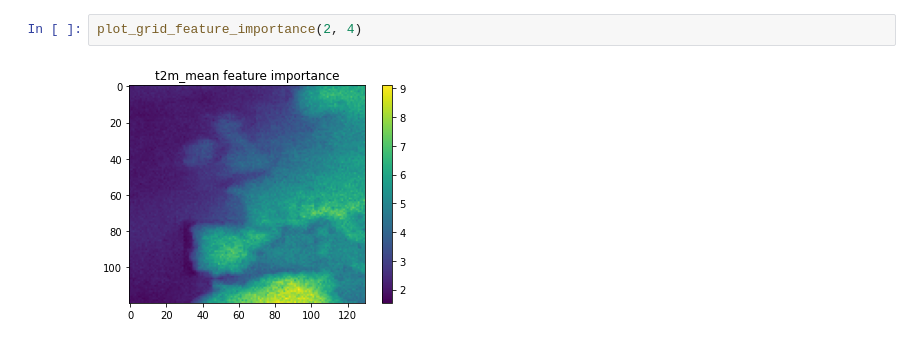
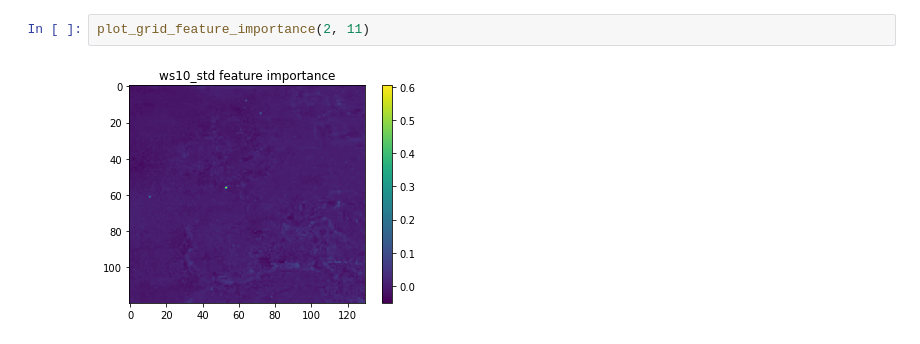
Before and after one commit to cleveryangcong/Bachelor_Thesis, a Jupyter notebook: notebooks/reports/1.4-dc-feature_importance.ipynb, the cells around one changed output. Drawn from its saved outputs; the diff is of its cells as text.

```diff
--- a/notebooks/reports/1.4-dc-feature_importance.ipynb
+++ b/notebooks/reports/1.4-dc-feature_importance.ipynb
@@ -157,7 +157,7 @@ def plot_grid_feature_importance(var_num, variable):
 # %% [output]
 [interactive output not drawn]
 # %%
-plot_grid_feature_importance(2, 4)
+plot_grid_feature_importance(2, 11)
 # %% [output]
-[figure, old version]
+[figure, new version]
 [interactive output not drawn]
```
Also changed, not shown: 1 other file.
